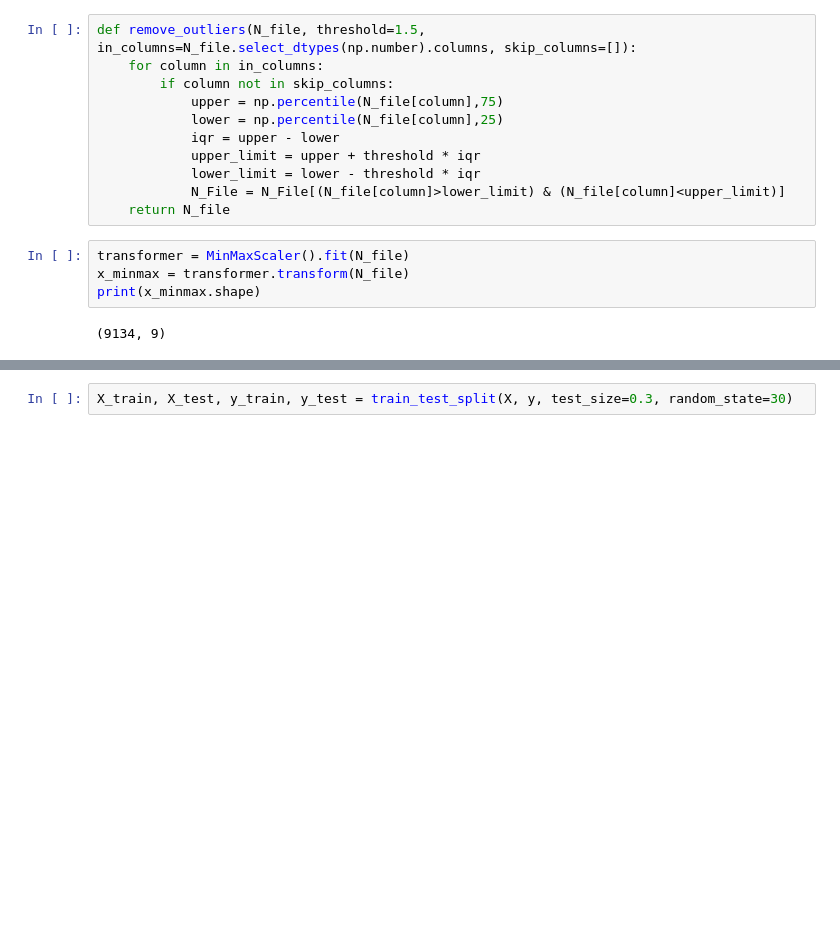
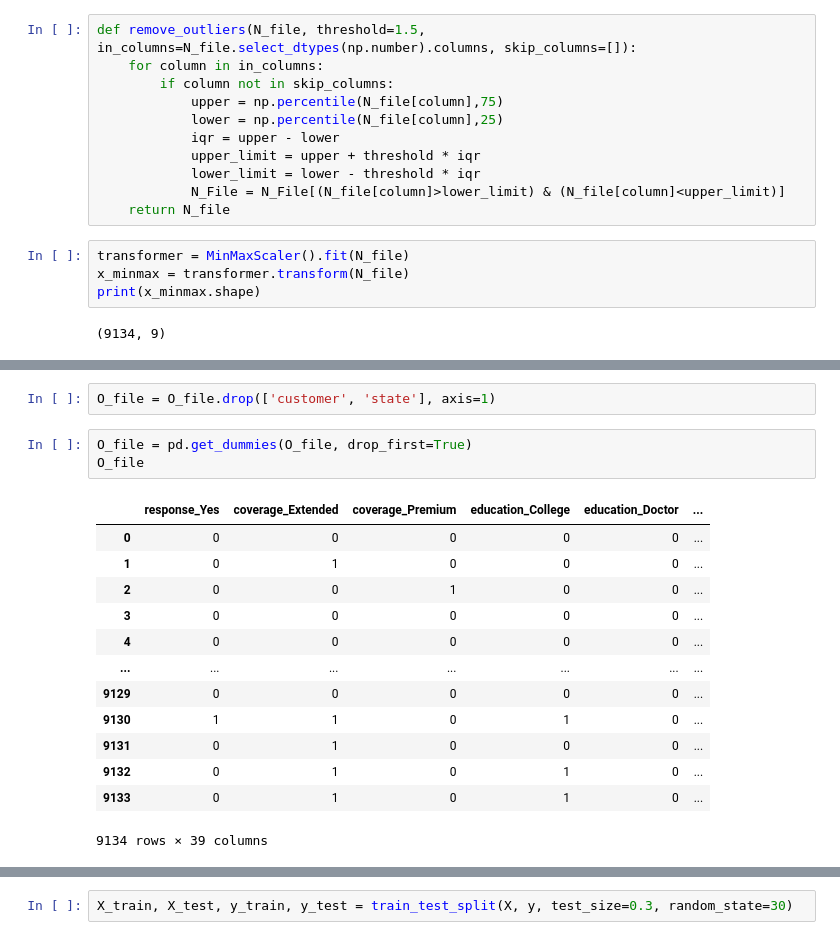
Before and after one commit to ABakos21/lab-customer-analysis-round-6, a Jupyter notebook: Lab6.ipynb, the cells around one changed output, grey strips where cells are left out. Saved outputs shown, nothing was run; the diff lists cells and outputs as text; blank space fills up the shorter version.

```diff
--- a/Lab6.ipynb
+++ b/Lab6.ipynb
@@ -332,0 +363,19 @@ print(x_minmax.shape)
+# %%
+O_file = O_file.drop(['customer', 'state'], axis=1)
+# %%
+O_file = pd.get_dummies(O_file, drop_first=True)
+O_file
+# %% [output]
+|  | response_Yes | coverage_Extended | coverage_Premium | education_College | education_Doctor | ... |
+| 0 | 0 | 0 | 0 | 0 | 0 | ... |
+| 1 | 0 | 1 | 0 | 0 | 0 | ... |
+| 2 | 0 | 0 | 1 | 0 | 0 | ... |
+| 3 | 0 | 0 | 0 | 0 | 0 | ... |
+| 4 | 0 | 0 | 0 | 0 | 0 | ... |
+| ... | ... | ... | ... | ... | ... | ... |
+| 9129 | 0 | 0 | 0 | 0 | 0 | ... |
+| 9130 | 1 | 1 | 0 | 1 | 0 | ... |
+| 9131 | 0 | 1 | 0 | 0 | 0 | ... |
+| 9132 | 0 | 1 | 0 | 1 | 0 | ... |
+| 9133 | 0 | 1 | 0 | 1 | 0 | ... |
+9134 rows × 39 columns
```
Also changed, not shown: parts of 9 cells of this notebook.
